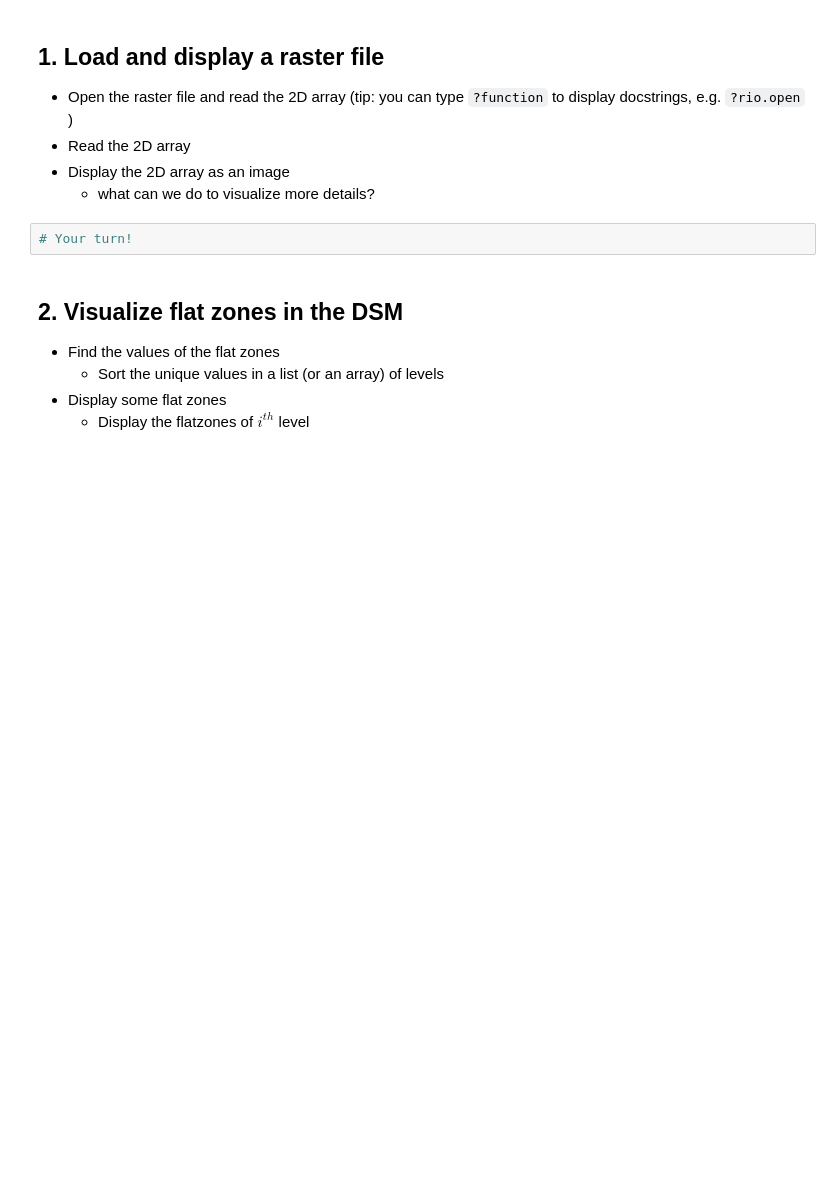
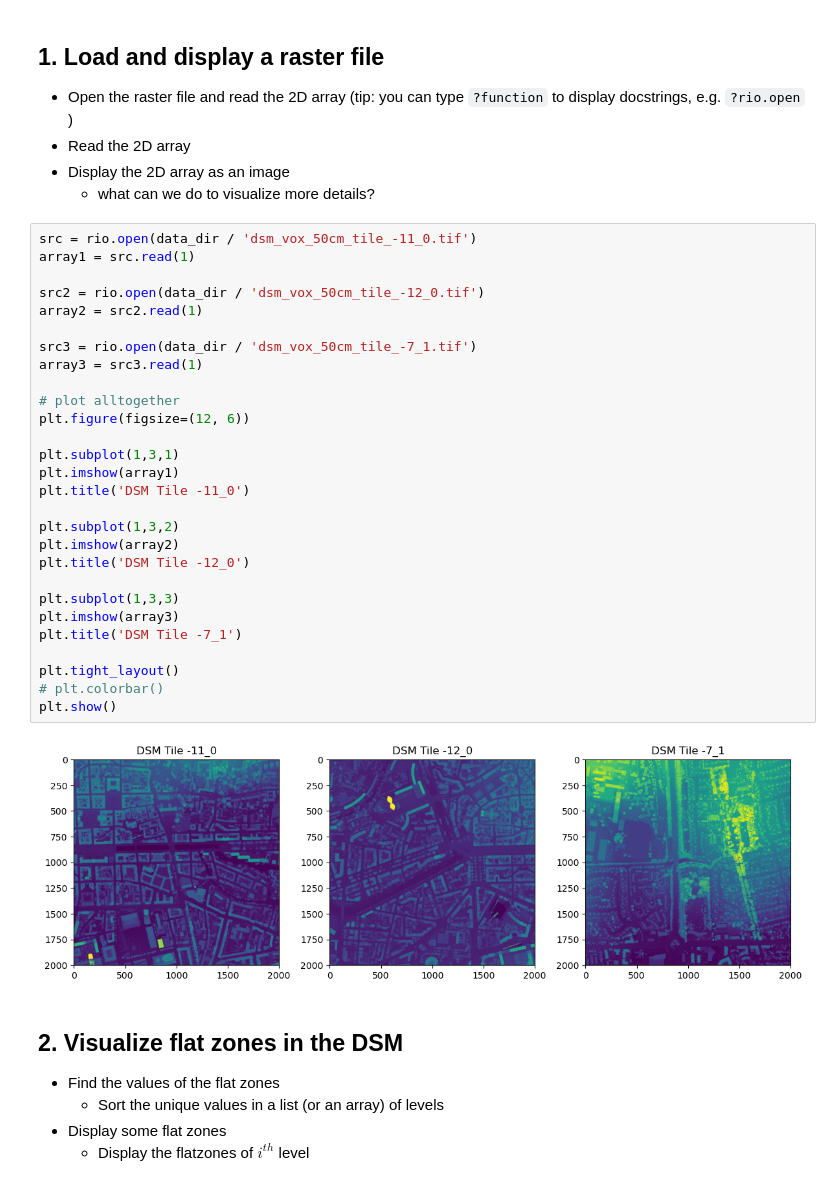
Before and after one commit to Ethel-Ogallo/UBS_ERSIP, a Jupyter notebook: Final Project/Activity_1/2 - Load and display LiDAR raster.ipynb, the cells around one changed output. Cells and saved outputs as stored; diff of their text form; blank space fills up the shorter version.

```diff
--- a/Final Project/Activity_1/2 - Load and display LiDAR raster.ipynb
+++ b/Final Project/Activity_1/2 - Load and display LiDAR raster.ipynb
@@ -21,8 +21,36 @@ list(data_dir.glob('*.tif'))
 - Read the 2D array
 - Display the 2D array as an image
     + what can we do to visualize more details?
-# %%
-# Your turn!
+# %%
+src = rio.open(data_dir / 'dsm_vox_50cm_tile_-11_0.tif')
+array1 = src.read(1)
+
+src2 = rio.open(data_dir / 'dsm_vox_50cm_tile_-12_0.tif')
+array2 = src2.read(1)
+
+src3 = rio.open(data_dir / 'dsm_vox_50cm_tile_-7_1.tif')
+array3 = src3.read(1)
+
+# plot alltogether
+plt.figure(figsize=(12, 6))
+
+plt.subplot(1,3,1)
+plt.imshow(array1)
+plt.title('DSM Tile -11_0')
+
+plt.subplot(1,3,2)
+plt.imshow(array2)
+plt.title('DSM Tile -12_0')
+
+plt.subplot(1,3,3)
+plt.imshow(array3)
+plt.title('DSM Tile -7_1')
+
+plt.tight_layout()
+# plt.colorbar()
+plt.show()
+# %% [output]
+[figure, added]
 # %% [markdown]
 ## 2. Visualize flat zones in the DSM
 
```
Also changed, not shown: parts of 4 cells of this notebook.
